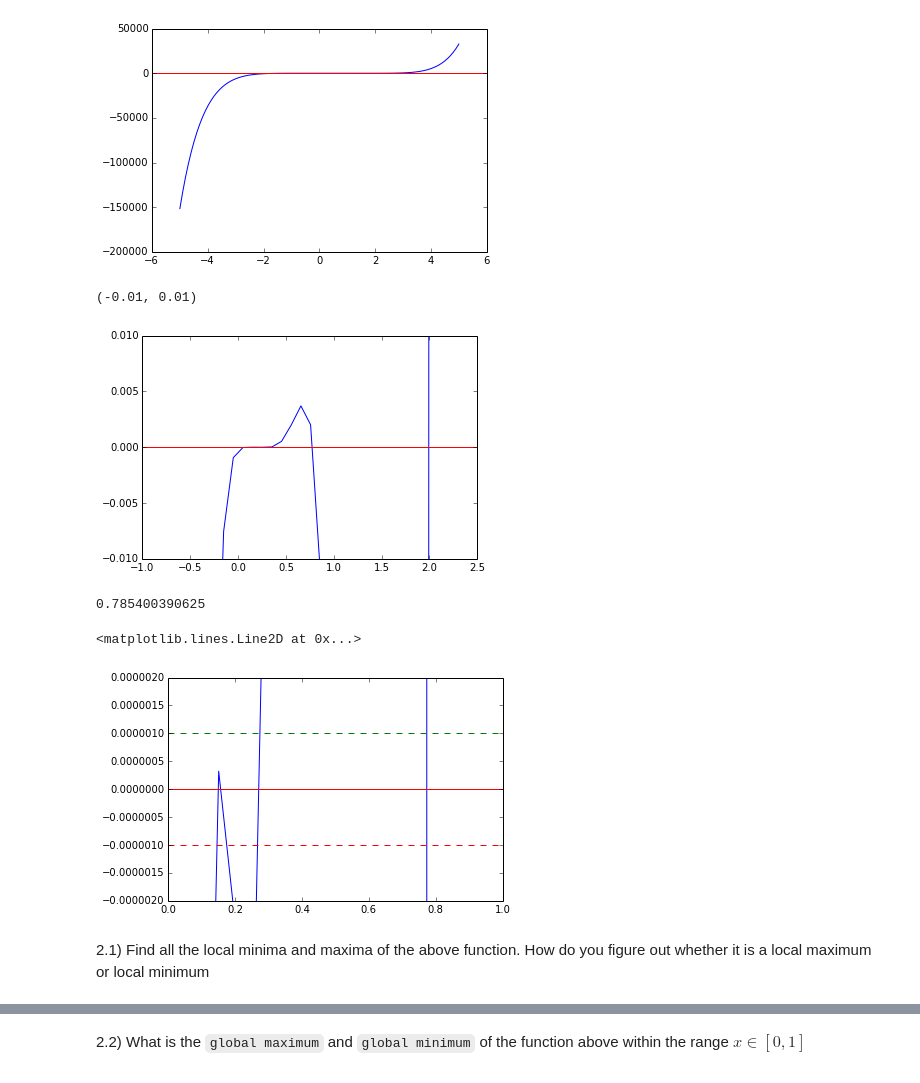
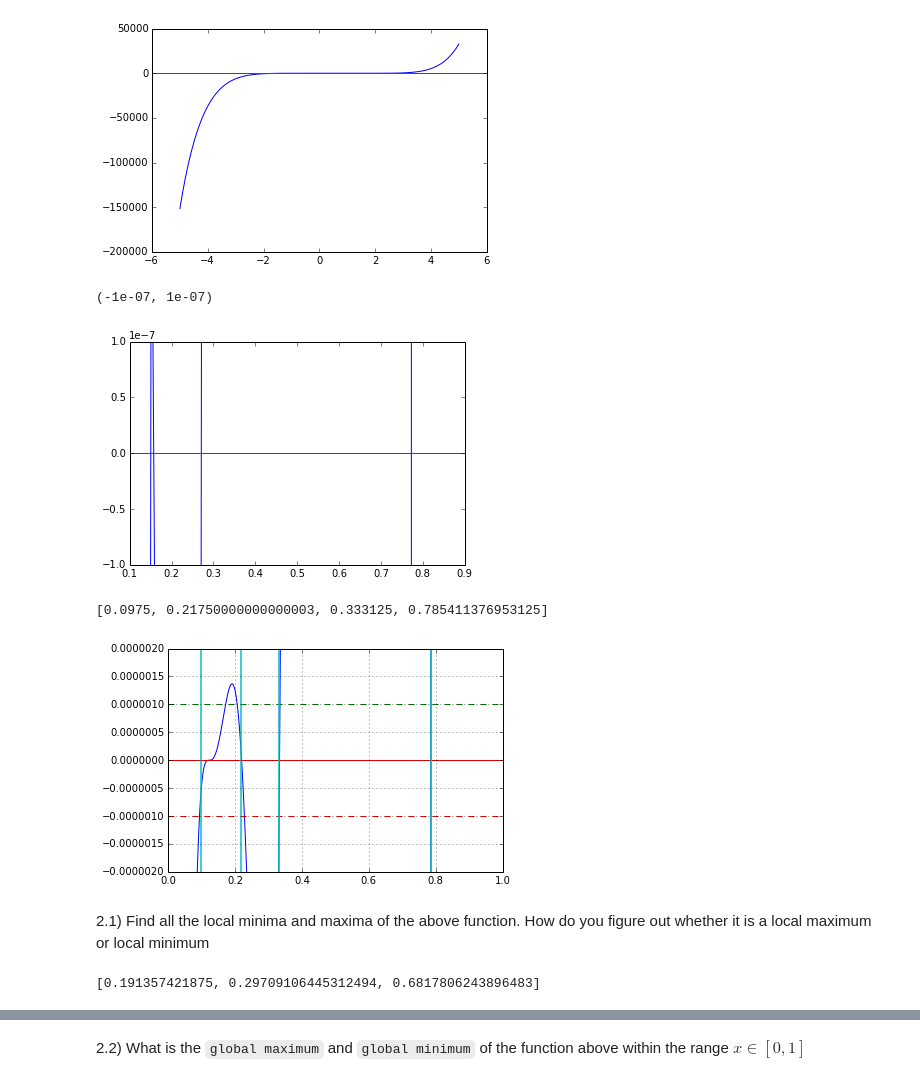
Before and after one commit to KongsakTi/NumMeth, a Jupyter notebook: Week02/Homework2.ipynb, the cells around one changed output, grey strips where cells are left out. Drawn from its saved outputs; the diff is of its cells as text; code cells hidden in the pictures.

```diff
--- a/Week02/Homework2.ipynb
+++ b/Week02/Homework2.ipynb
@@ -70,11 +70,11 @@ plt.axhline(0, c = 'r')
 # %%
 plt.plot(xs, f(xs))
 plt.axhline(0, c = 'r')
-plt.xlim(-1, 2.5)
-plt.ylim(-0.01, 0.01)
+plt.xlim(0.1, .9)
+plt.ylim(-1e-7, 1e-7)
 # %% [output]
-(-0.01, 0.01)
+(-1e-07, 1e-07)
-[figure, old version]
+[figure, new version]
 # %%
 def findInt_wrapper(cal, lim):
     def findInt(fm, to):
@@ -92,16 +107,26 @@ findInt = findInt_wrapper(f, 1e-6)
-# %%
-findInt(0, 1)
-# %% [output]
-0.785400390625
+# %%
+x1 = findInt(0, 0.13)
+x2 = findInt(0.13, 0.23)
+x3 = findInt(0.23, 0.34)
+x4 = findInt(0.34, 1)
+
+x_ints = [x1, x2, x3, x4]
+print x_ints
+# %% [output]
+[0.0975, 0.21750000000000003, 0.333125, 0.785411376953125]
 # %%
+xs = np.linspace(0, 1, 1000)
 plt.plot(xs, f(xs))
 plt.axhline(0, c = 'r')
 plt.xlim(0, 1)
 plt.ylim(-2 * 1e-6, 2 * 1e-6)
 plt.axhline(1e-6, c = 'g', ls='--')
 plt.axhline(-1e-6, c = 'r', ls='--')
+plt.grid(True)
+
+for i in xrange(4):
+    plt.axvline(x_ints[i], c = 'c', ls='-', lw=2, alpha=0.75)
 # %% [output]
-<matplotlib.lines.Line2D at 0x...>
-[figure, old version]
+[figure, new version]
 # %% [markdown]
 2.1) Find all the local minima and maxima of the above function. How do you figure out whether it is a local maximum or local minimum
@@ -107,0 +151,9 @@ plt.axhline(-1e-6, c = 'r', ls='--')
+# %%
+x2 = findInt(0.1, 0.2)
+x3 = findInt(0.23, 0.4)
+x4 = findInt(0.6, 0.8)
+
+x_ints = [x2, x3, x4]
+print x_ints
+# %% [output]
+[0.191357421875, 0.29709106445312494, 0.6817806243896483]
```
Also changed, not shown: parts of 8 cells of this notebook.
